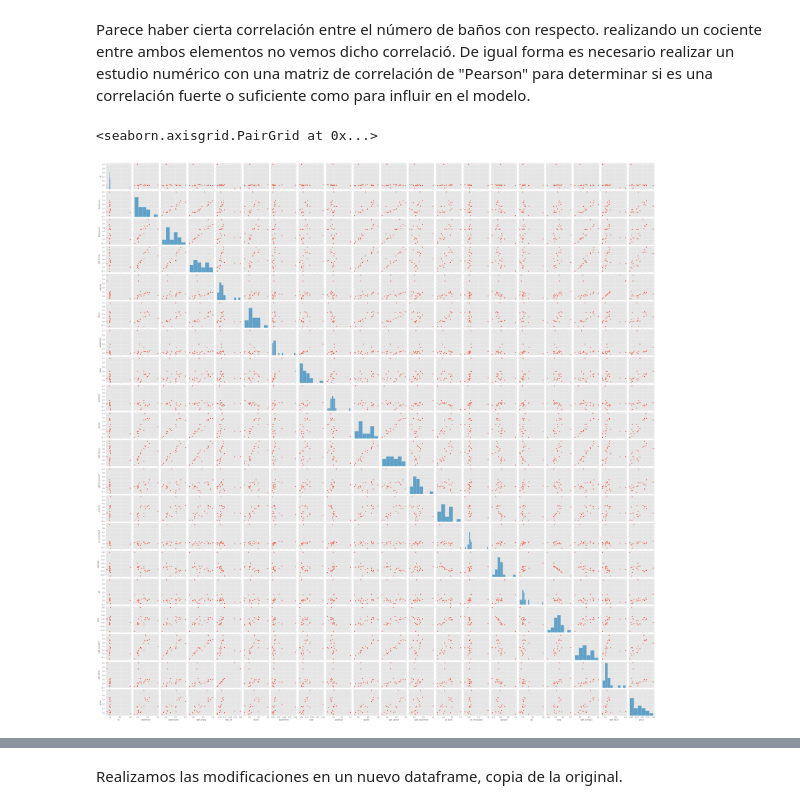
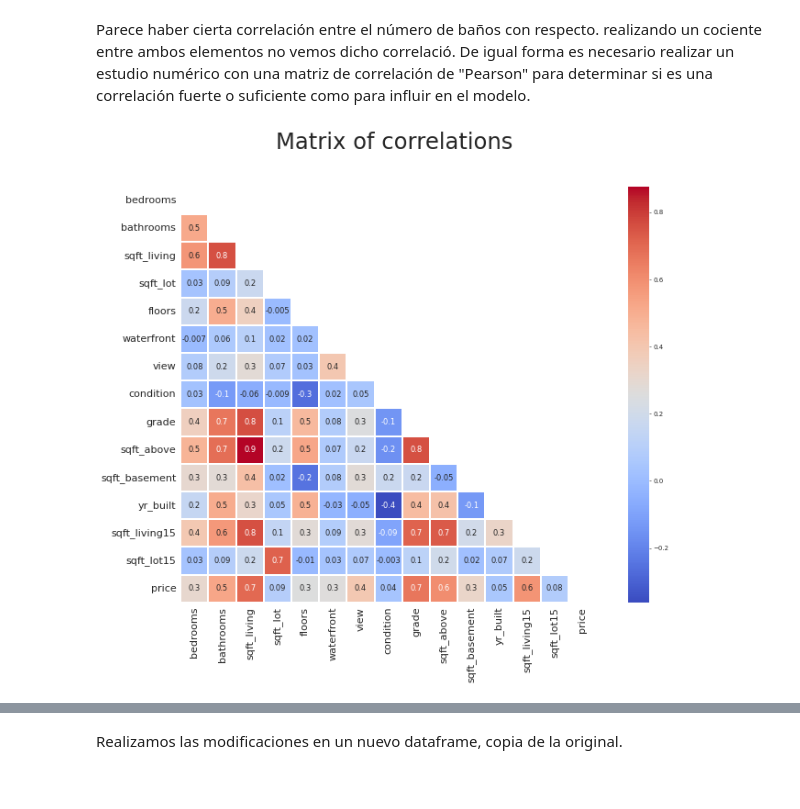
Before and after one commit to Chrissroman/house_price_washington, a Jupyter notebook: analysis/data_analysis.ipynb, the cells around one changed output, grey strips where cells are left out. Cells and saved outputs as stored; diff of their text form; code cells hidden in the pictures.

Commit message:
Se finaliza el proceso EDA y se empieza la fase de data cleaning, wrangling y transformacion

```diff
--- a/analysis/data_analysis.ipynb
+++ b/analysis/data_analysis.ipynb
@@ -331,8 +331,19 @@ plt.show()
 # %% [markdown]
 Parece haber cierta correlación entre el número de baños con respecto. realizando un cociente entre ambos elementos no vemos dicho correlació. De igual forma es necesario realizar un estudio numérico con una matriz de correlación de "Pearson" para determinar si es una correlación fuerte o suficiente como para influir en el modelo.
 # %%
-corr = data.corr()
-sns.pairplot(corr)
+# correlation matrix with the Pearson method
+corr = data.drop(['id', 'date', 'yr_renovated', 'zipcode', 'lat', 'long','city'], axis = 1).corr(method='pearson')
+# sns.pairplot(corr)
+
+# We Plot a Heatmap to see this level correlation intuitively
+mask = np.zeros_like(corr)
+mask[np.triu_indices_from(mask)] = True
+with sns.axes_style("white"):
+    fig, ax = plt.subplots(figsize = (18, 12), dpi = 50)
+    fig.suptitle('Matrix of correlations', fontsize = 35)
+    ax = sns.heatmap(corr, linewidths=0.1, annot = True,
+                     annot_kws= {'size' :12}, fmt = '.1g', square = True,
+                     mask = mask, cmap = "coolwarm")
+    ax.tick_params(axis = 'both', labelsize = 16)
 # %% [output]
-<seaborn.axisgrid.PairGrid at 0x...>
-[figure, old version]
+[figure, new version]
```
Also changed, not shown: parts of 8 cells of this notebook.
